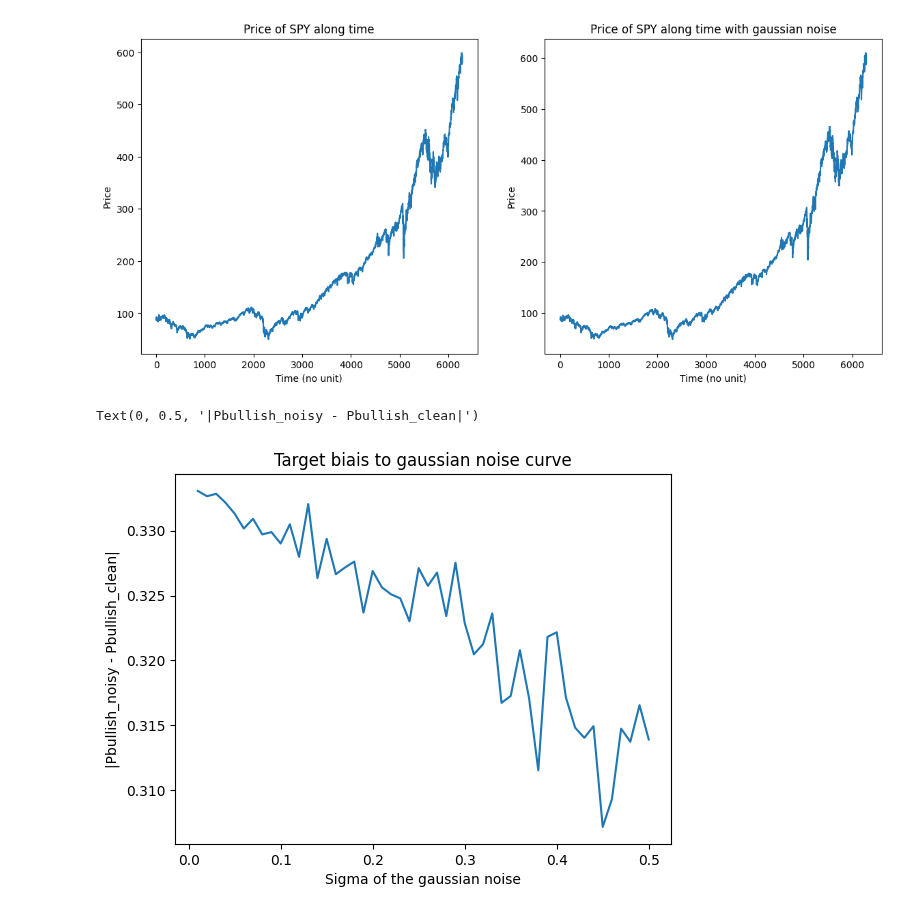
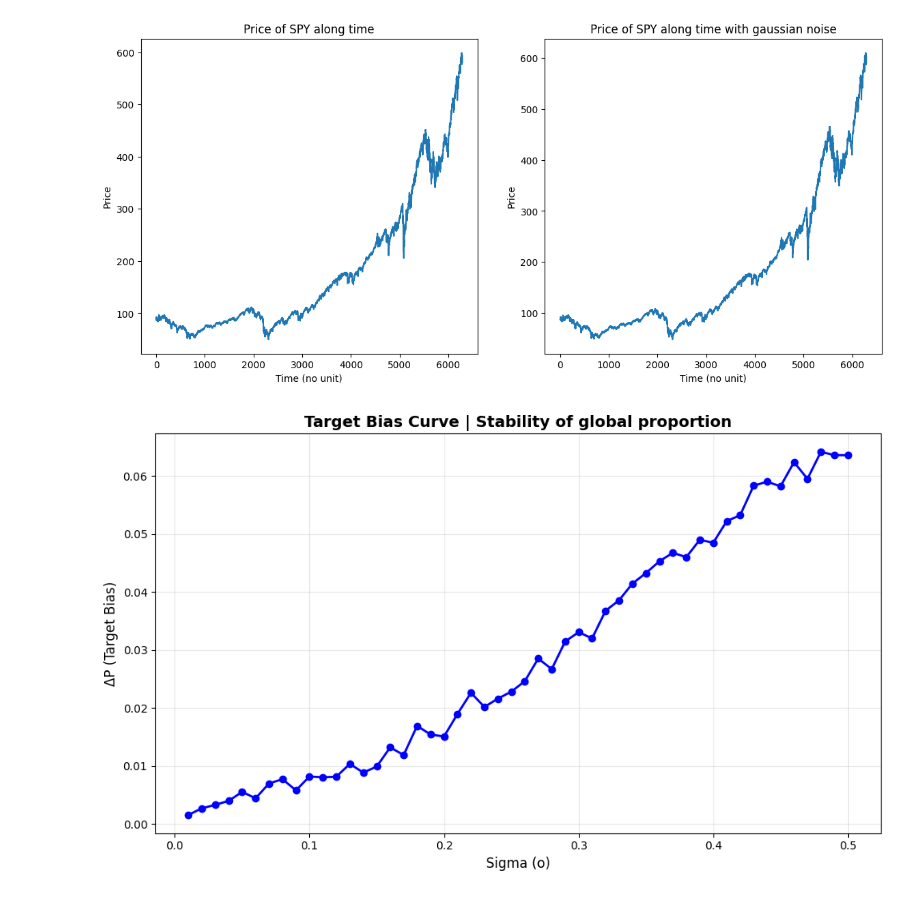
Before and after one commit to Bissapinho/Trend-classifier, a Jupyter notebook: notebooks/target_testing.ipynb, the cells around one changed output. Saved outputs shown, nothing was run; the diff lists cells and outputs as text; code cells hidden in the pictures.

Commit message:
Target testing finished

```diff
--- a/notebooks/target_testing.ipynb
+++ b/notebooks/target_testing.ipynb
@@ -370,29 +370,3 @@ axes[1].set_title('Price of SPY along time with gaussian noise')
 # %% [output]
 Text(0.5, 1.0, 'Price of SPY along time with gaussian noise')
 [figure]
-# %%
-import numpy as np
-#Test of the gaussian noise on logreturns with sigmas from 0.01 to 0.5
-#50 runs per sigma and compute the mean to normalize the results
-
-sigmas = np.linspace(0.01, 0.5, 50)
-p_bullish_clean = df_clean['Trend'].value_counts(normalize=True)['Bullish']
-distances_noise_clean = []
-
-n_runs = 50
-
-for s in sigmas:
-    vals = []
-    for _ in range(n_runs):
-        gaussian_df = add_gaussian(df_clean, sigma=s)
-        p_noisy = gaussian_df['Trend'].value_counts(normalize=True)['Bullish']
-        vals.append(abs(p_noisy - p_bullish_clean))
-    distances_noise_clean.append(np.mean(vals))
-
-plt.plot(sigmas, distances_noise_clean)
-plt.title('Target biais to gaussian noise curve')
-plt.xlabel('Sigma of the gaussian noise')
-plt.ylabel('|Pbullish_noisy - Pbullish_clean|')
-# %% [output]
-Text(0, 0.5, '|Pbullish_noisy - Pbullish_clean|')
-[figure, removed]
@@ -398,0 +409,25 @@ Text(0, 0.5, '|Pbullish_noisy - Pbullish_clean|')
+# %%
+import matplotlib.pyplot as plt
+
+
+p_bullish_clean = (df_clean['Trend'] == 'Bullish').mean()
+
+distances_noise_clean = []
+for s in sigmas:
+    distances = []
+    for _ in range(50):
+        gaussian_df = add_gaussian_and_relabel(df_clean, sigma=s)
+        p_bullish_noisy = (gaussian_df['Trend'] == 'Bullish').mean()
+        distances.append(abs(p_bullish_noisy - p_bullish_clean))
+    distances_noise_clean.append(np.mean(distances))
+
+# Plot
+fig, ax = plt.subplots(figsize=(10, 6))
+ax.plot(sigmas, distances_noise_clean, marker='o', color='blue', linewidth=2)
+ax.set_xlabel('Sigma (o)', fontsize=12)
+ax.set_ylabel('ΔP (Target Bias)', fontsize=12)
+ax.set_title('Target Bias Curve | Stability of global proportion', fontsize=14, fontweight='bold')
+ax.grid(True, alpha=0.3)
+plt.tight_layout()
+# %% [output]
+[figure, added]
```
Also changed, not shown: parts of 5 cells of this notebook.
